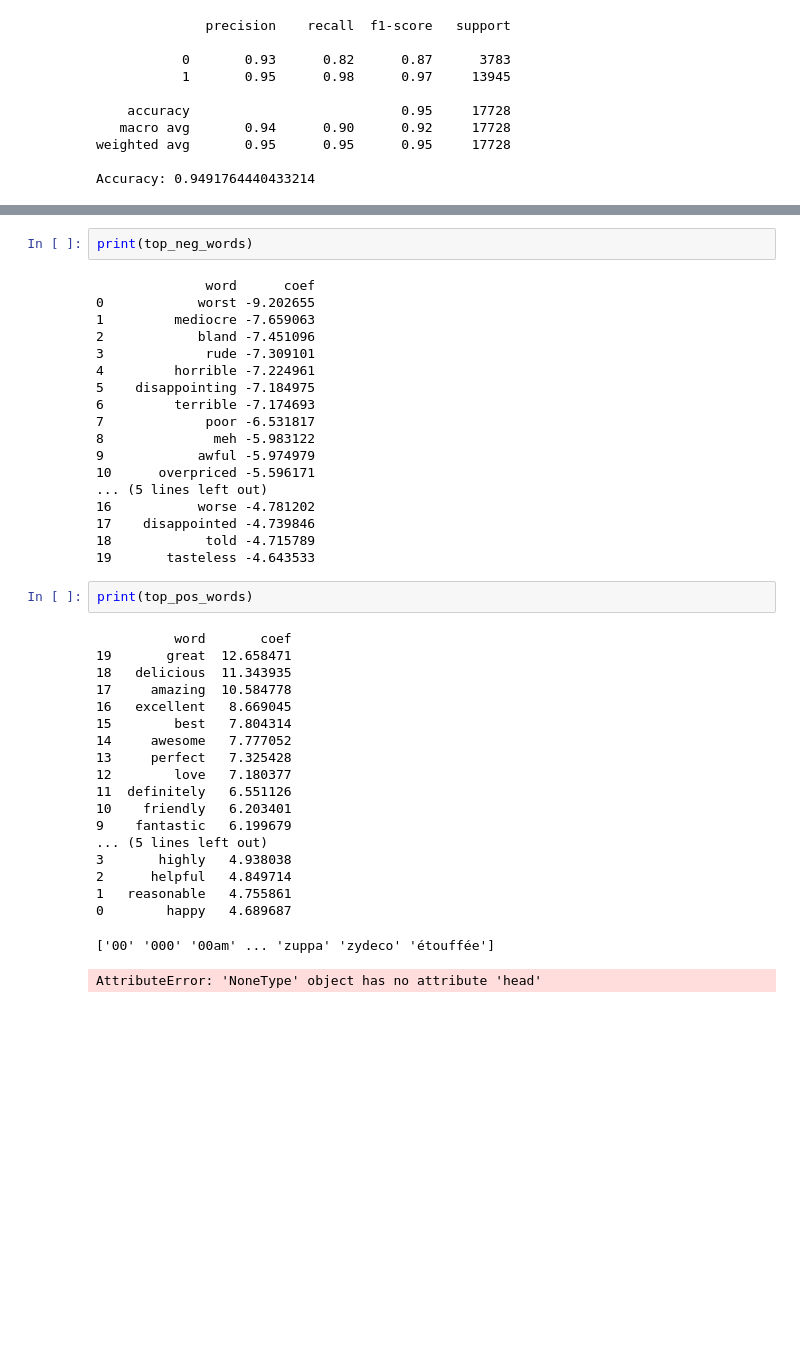
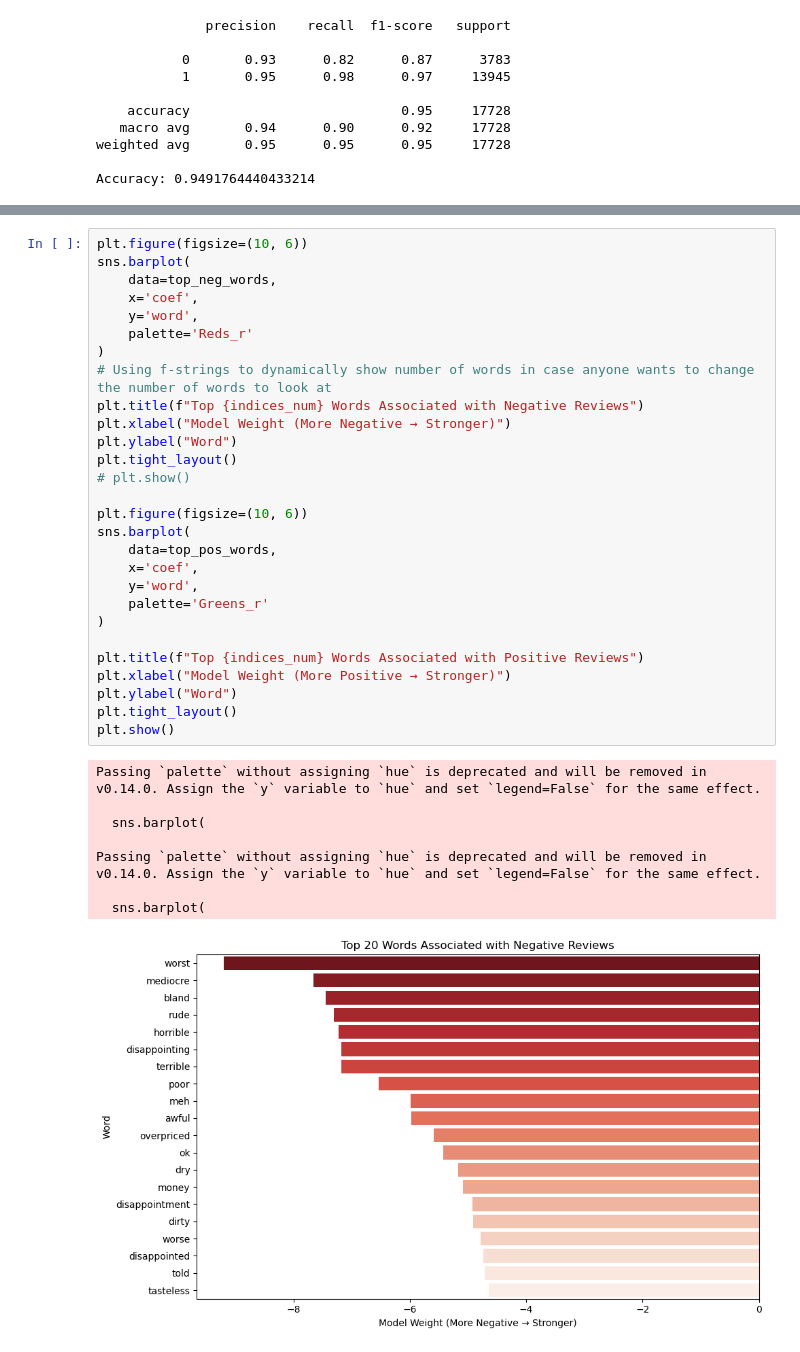
Before and after one commit to adriankUSA/DataMiningFinal, a Jupyter notebook: Final Project Visuals.ipynb, the cells around one changed output, grey strips where cells are left out. Drawn from its saved outputs; the diff is of its cells as text; blank space fills up the shorter version.

```diff
--- a/Final Project Visuals.ipynb
+++ b/Final Project Visuals.ipynb
@@ -427,47 +434,40 @@ top_neg_words, top_pos_words
  2      helpful   4.849714
  1   reasonable   4.755861
  0        happy   4.689687)
-# %%
-print(top_neg_words)
-# %% [output]
-              word      coef
-0            worst -9.202655
-1         mediocre -7.659063
-2            bland -7.451096
-3             rude -7.309101
-4         horrible -7.224961
-5    disappointing -7.184975
-6         terrible -7.174693
-7             poor -6.531817
-8              meh -5.983122
-9            awful -5.974979
-10      overpriced -5.596171
-... (5 lines left out)
-16           worse -4.781202
-17    disappointed -4.739846
-18            told -4.715789
-19       tasteless -4.643533
-# %%
-print(top_pos_words)
-# %% [output]
-          word       coef
-19       great  12.658471
-18   delicious  11.343935
-17     amazing  10.584778
-16   excellent   8.669045
-15        best   7.804314
-14     awesome   7.777052
-13     perfect   7.325428
-12        love   7.180377
-11  definitely   6.551126
-10    friendly   6.203401
-9    fantastic   6.199679
-... (5 lines left out)
-3       highly   4.938038
-2      helpful   4.849714
-1   reasonable   4.755861
-0        happy   4.689687
 # %%
+plt.figure(figsize=(10, 6))
+sns.barplot(
+    data=top_neg_words,
+    x='coef',
+    y='word',
+    palette='Reds_r'
+)
+# Using f-strings to dynamically show number of words in case anyone wants to change the number of words to look at
+plt.title(f"Top {indices_num} Words Associated with Negative Reviews")
+plt.xlabel("Model Weight (More Negative → Stronger)")
+plt.ylabel("Word")
+plt.tight_layout()
+# plt.show()
+
+plt.figure(figsize=(10, 6))
+sns.barplot(
+    data=top_pos_words,
+    x='coef',
+    y='word',
+    palette='Greens_r'
+)
+
+plt.title(f"Top {indices_num} Words Associated with Positive Reviews")
+plt.xlabel("Model Weight (More Positive → Stronger)")
+plt.ylabel("Word")
+plt.tight_layout()
+plt.show()
 # %% [output]
-['00' '000' '00am' ... 'zuppa' 'zydeco' 'étouffée']
+Passing `palette` without assigning `hue` is deprecated and will be removed in v0.14.0. Assign the `y` variable to `hue` and set `legend=False` for the same effect.
+
+  sns.barplot(
+
+Passing `palette` without assigning `hue` is deprecated and will be removed in v0.14.0. Assign the `y` variable to `hue` and set `legend=False` for the same effect.
+
+  sns.barplot(
-AttributeError: 'NoneType' object has no attribute 'head'
+[figure, added]
```
Also changed, not shown: parts of 5 cells of this notebook.
